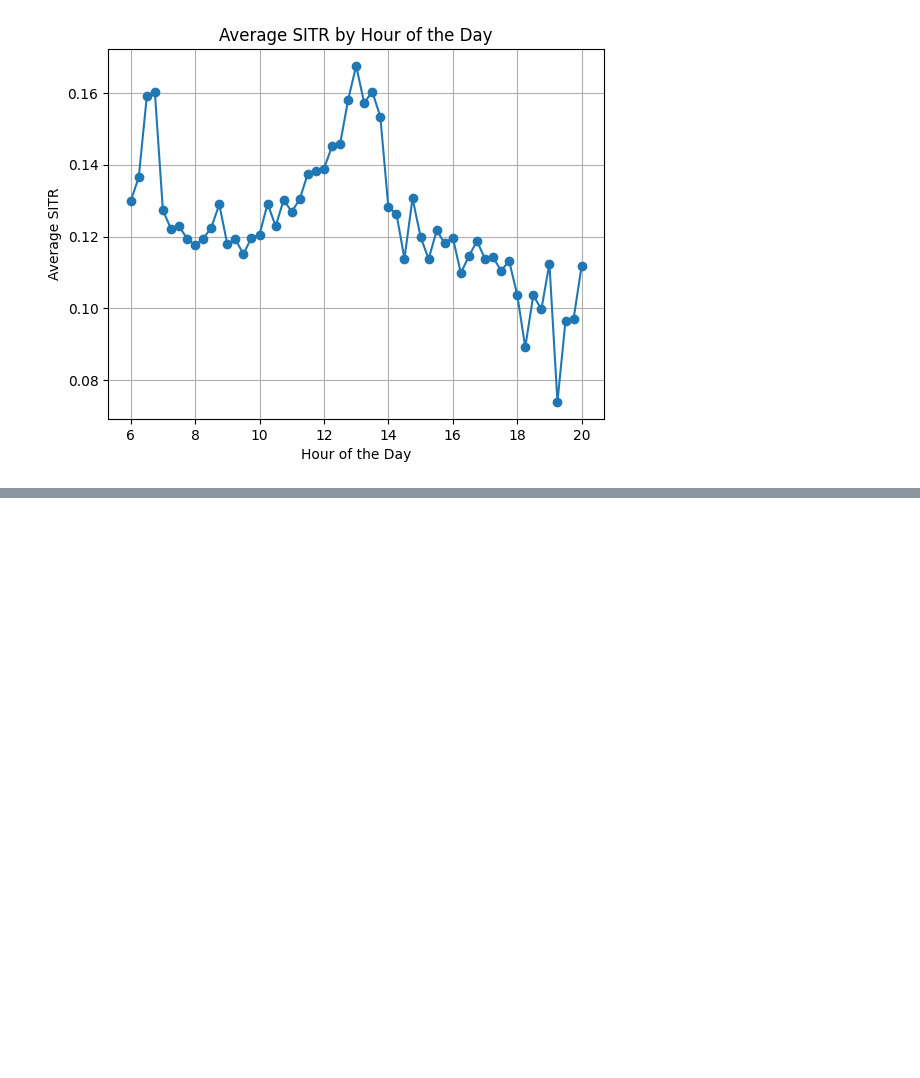
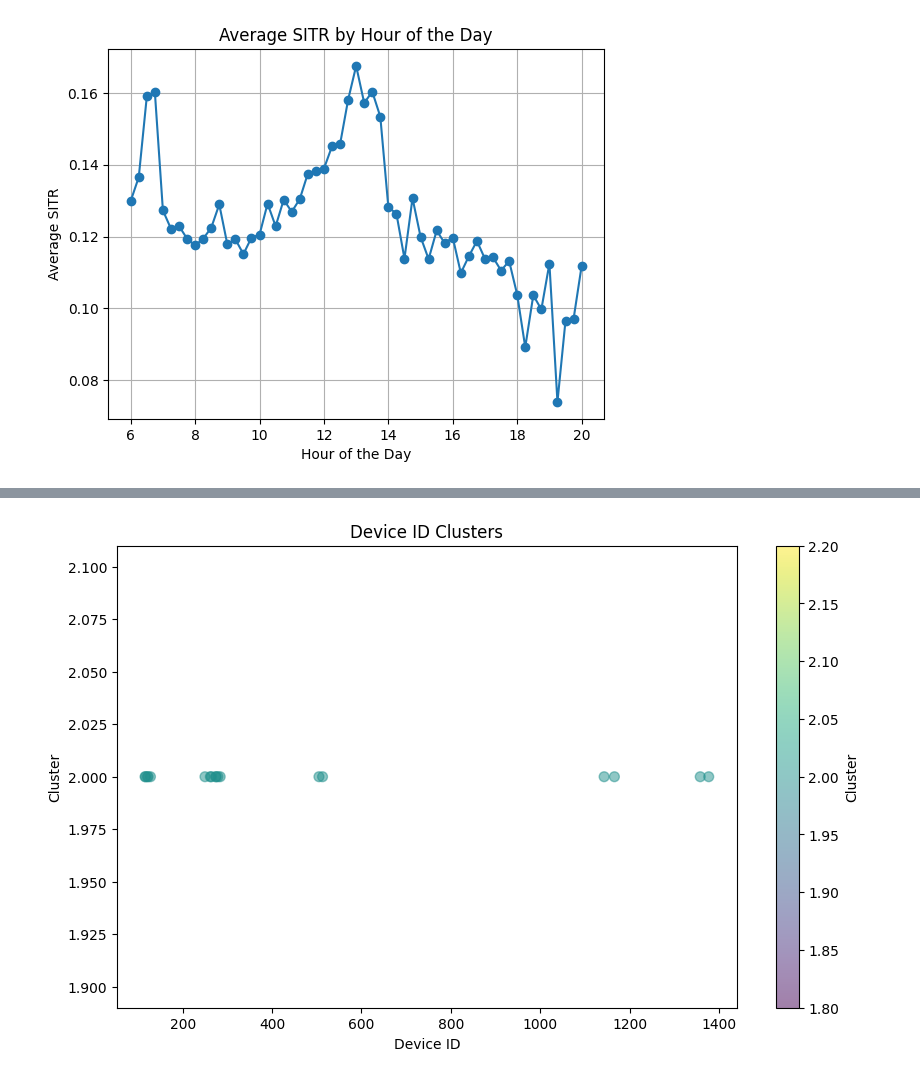
Before and after one commit to ShanukaLakshan/Realtime-GPS-Bus---Data-Science-Project, a Jupyter notebook: AnomalyDetection/performance.ipynb, the cells around one changed output, grey strips where cells are left out. Drawn from its saved outputs; the diff is of its cells as text; code cells hidden in the pictures; blank space fills up the shorter version.

```diff
--- a/AnomalyDetection/performance.ipynb
+++ b/AnomalyDetection/performance.ipynb
@@ -97,0 +151,16 @@ plt.show()
+# %%
+import matplotlib.pyplot as plt
+
+# Group the data by device_id and get the cluster for each device
+device_clusters = trip_data.groupby('device_id')['cluster'].max()
+
+# Create a scatter plot
+plt.figure(figsize=(10, 6))
+plt.scatter(device_clusters.index, device_clusters, c=device_clusters, cmap='viridis', s=50, alpha=0.5)
+plt.xlabel('Device ID')
+plt.ylabel('Cluster')
+plt.title('Device ID Clusters')
+plt.colorbar(label='Cluster')
+plt.show()
+# %% [output]
+[figure, added]
```
Also changed, not shown: parts of 6 cells of this notebook, 1 other file.
